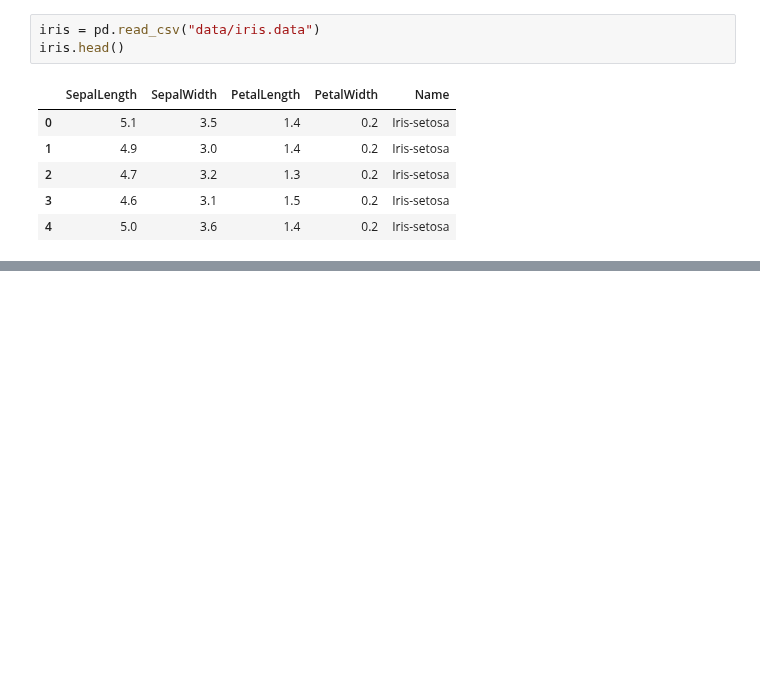
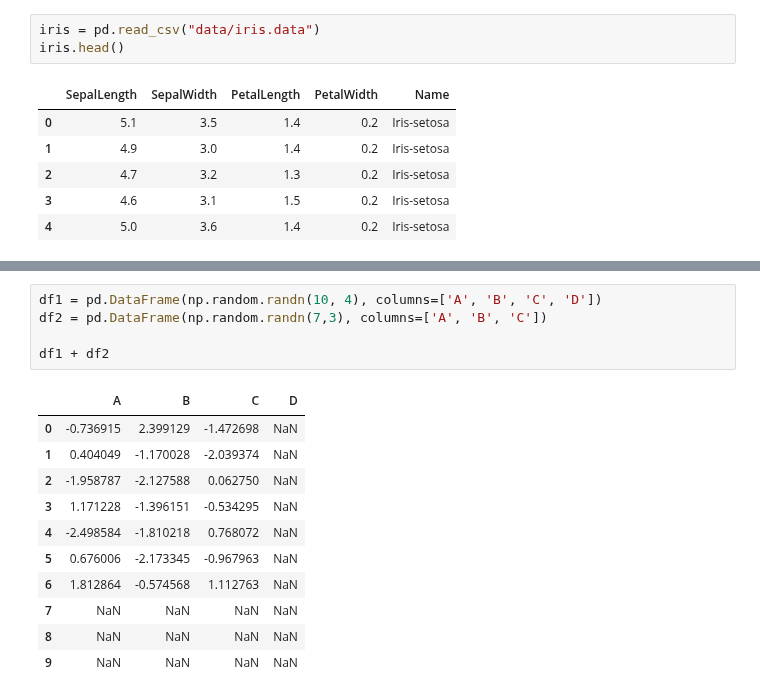
Before and after one commit to UtsavParashar/PythonProblems, a Jupyter notebook: PandasOffDoc.ipynb, the cells around one changed output, grey strips where cells are left out. Saved outputs shown, nothing was run; the diff lists cells and outputs as text; blank space fills up the shorter version.

```diff
--- a/PandasOffDoc.ipynb
+++ b/PandasOffDoc.ipynb
@@ -2083,0 +2094,17 @@ dfa.assign(C=lambda x:x.A+x.B, D=lambda x:x.A+x.C)
+# %%
+df1 = pd.DataFrame(np.random.randn(10, 4), columns=['A', 'B', 'C', 'D'])
+df2 = pd.DataFrame(np.random.randn(7,3), columns=['A', 'B', 'C'])
+
+df1 + df2
+# %% [output]
+|  | A | B | C | D |
+| 0 | -0.736915 | 2.399129 | -1.472698 | NaN |
+| 1 | 0.404049 | -1.170028 | -2.039374 | NaN |
+| 2 | -1.958787 | -2.127588 | 0.062750 | NaN |
+| 3 | 1.171228 | -1.396151 | -0.534295 | NaN |
+| 4 | -2.498584 | -1.810218 | 0.768072 | NaN |
+| 5 | 0.676006 | -2.173345 | -0.967963 | NaN |
+| 6 | 1.812864 | -0.574568 | 1.112763 | NaN |
+| 7 | NaN | NaN | NaN | NaN |
+| 8 | NaN | NaN | NaN | NaN |
+| 9 | NaN | NaN | NaN | NaN |
```
Also changed, not shown: parts of 18 cells of this notebook, 1 other file.
